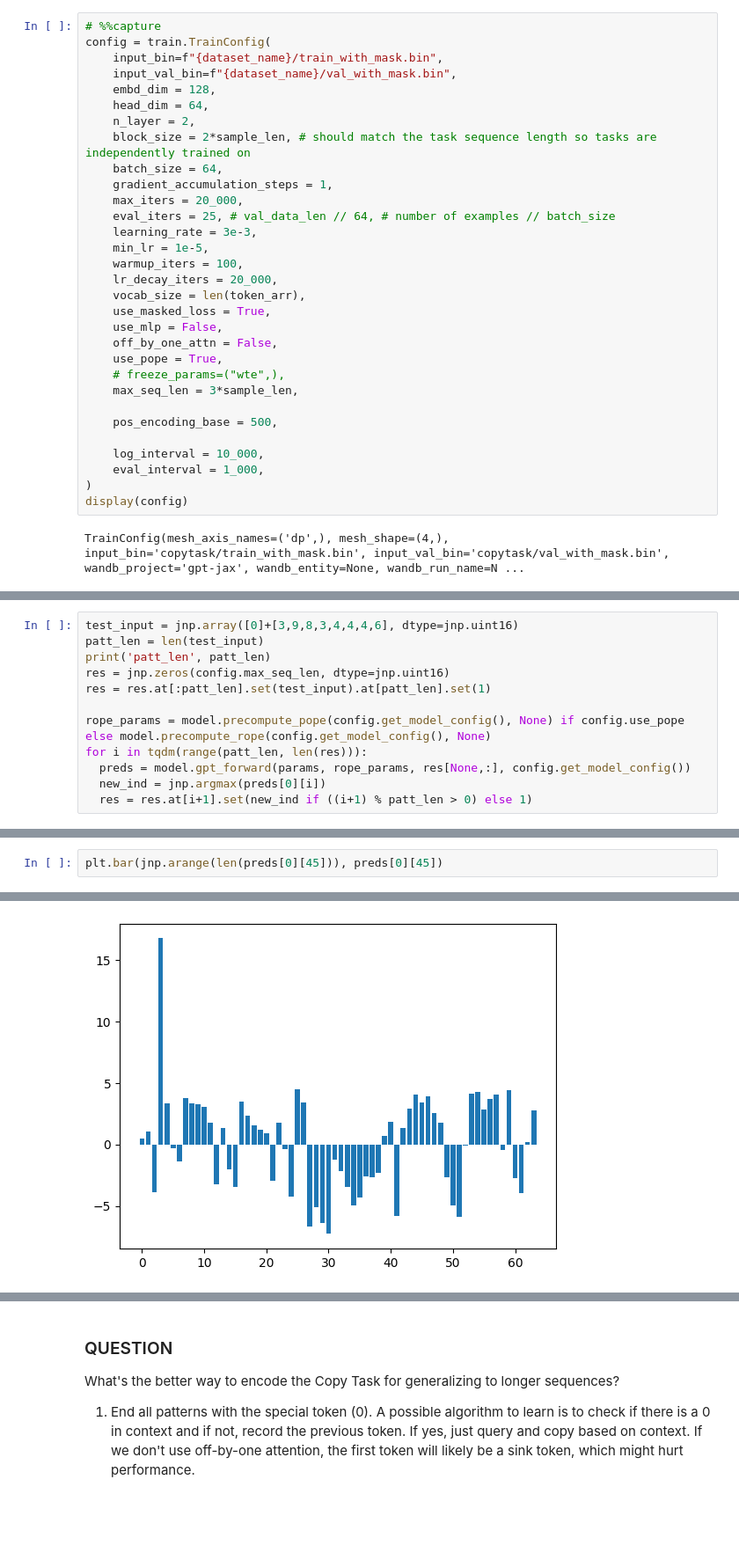
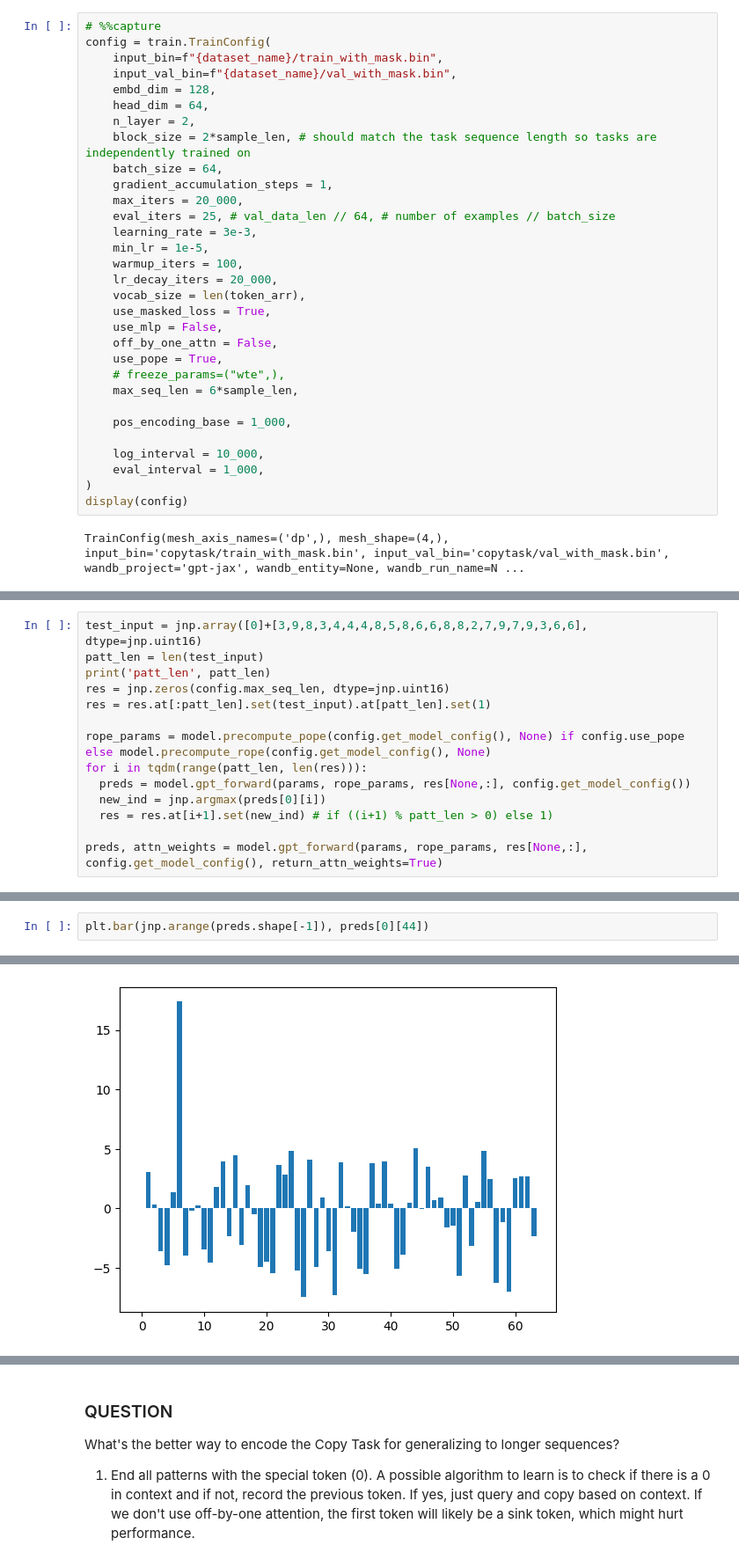
Before and after one commit to nikolageorgiev2000/modded-nanogpt-jax, a Jupyter notebook: path_graphs.ipynb, the cells around one changed output, grey strips where cells are left out. Shown at 88% size. Cells and saved outputs as stored; diff of their text form; blank space fills up the shorter version.

Commit message:
added option to return attention weights in forward pass

```diff
--- a/path_graphs.ipynb
+++ b/path_graphs.ipynb
@@ -170,9 +170,9 @@ config = train.TrainConfig(
     off_by_one_attn = False,
     use_pope = True,
     # freeze_params=("wte",),
-    max_seq_len = 3*sample_len,
+    max_seq_len = 6*sample_len,
 
-    pos_encoding_base = 500,
+    pos_encoding_base = 1_000,
 
     log_interval = 10_000,
     eval_interval = 1_000,
@@ -226,6 +226,6 @@ val_loss: 0.01833
 ... (45 outputs left out)
 # %%
-test_input = jnp.array([0]+[3,9,8,3,4,4,4,6], dtype=jnp.uint16)
+test_input = jnp.array([0]+[3,9,8,3,4,4,4,8,5,8,6,6,8,8,2,7,9,7,9,3,6,6], dtype=jnp.uint16)
 patt_len = len(test_input)
 print('patt_len', patt_len)
 res = jnp.zeros(config.max_seq_len, dtype=jnp.uint16)
@@ -235,5 +235,7 @@ rope_params = model.precompute_pope(config.get_model_config(), None) if config.u
 for i in tqdm(range(patt_len, len(res))):
   preds = model.gpt_forward(params, rope_params, res[None,:], config.get_model_config())
   new_ind = jnp.argmax(preds[0][i])
-  res = res.at[i+1].set(new_ind if ((i+1) % patt_len > 0) else 1)
+  res = res.at[i+1].set(new_ind) # if ((i+1) % patt_len > 0) else 1)
+
+preds, attn_weights = model.gpt_forward(params, rope_params, res[None,:], config.get_model_config(), return_attn_weights=True)
 # %% [output]
@@ -241,8 +247,8 @@ patt_len 9
 # %%
-plt.bar(jnp.arange(len(preds[0][45])), preds[0][45])
+plt.bar(jnp.arange(preds.shape[-1]), preds[0][44])
 # %% [output]
 <BarContainer object of 64 artists>
-[figure, old version]
+[figure, new version]
 # %%
 res = jnp.array(res)
 
```
Also changed, not shown: parts of 5 cells of this notebook, 1 other file.
